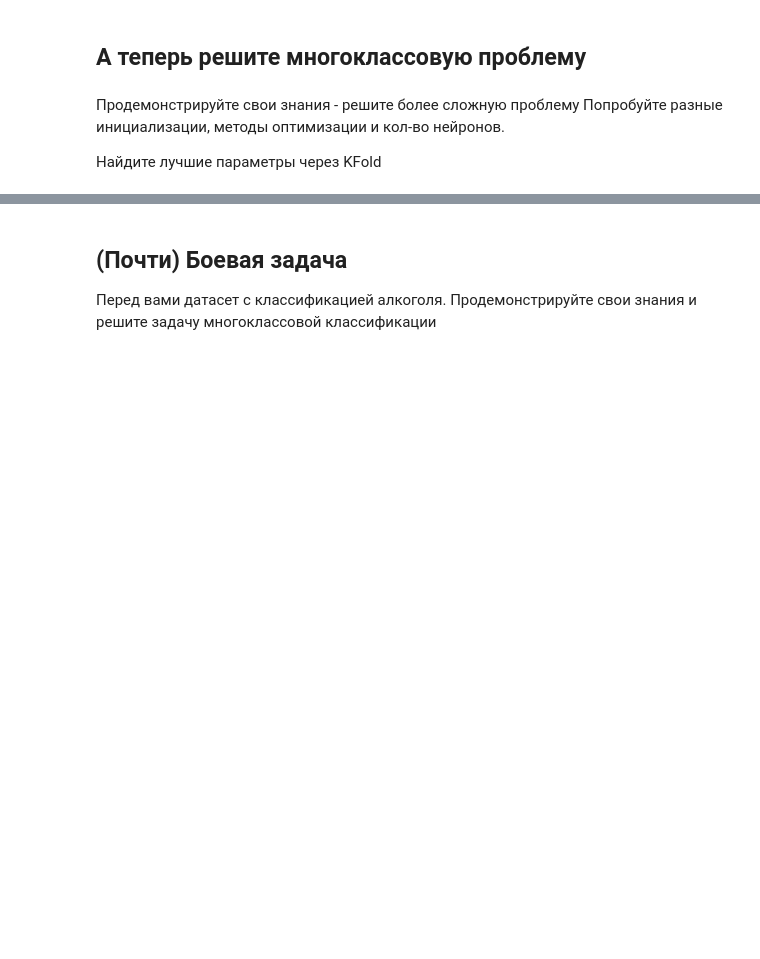
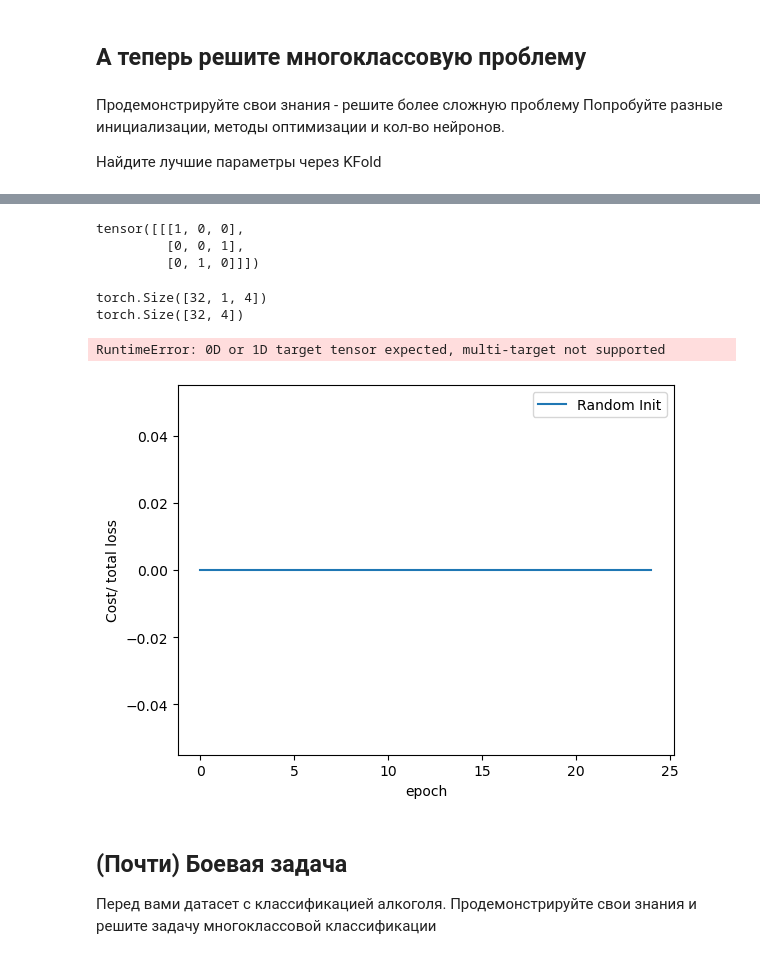
Before and after one commit to diemvs/hse_hw, a Jupyter notebook: dl/homework_01.ipynb, the cells around one changed output, grey strips where cells are left out. Saved outputs shown, nothing was run; the diff lists cells and outputs as text; code cells hidden in the pictures; blank space fills up the shorter version.

```diff
--- a/dl/homework_01.ipynb
+++ b/dl/homework_01.ipynb
@@ -376,17 +372,0 @@ plt.show()
-# %%
-class AdvancedModel(nn.Module):
-    def __init__(self,):
-        super(AdvancedModel, self).__init__()
-
-        ### YOUR CODE HERE
-
-        ### END CODE
-
-    def forward(x):
-        ### YOUR CODE HERE
-        pass
-        ### END CODE
-# %%
-def train_model(model, optim, loss,
-               <your code here>):
-    raise NotImplementedError
@@ -392,0 +411,9 @@ def train_model(model, optim, loss,
+# %%
+# one hot example
+labels=torch.Tensor([[0, 2, 1]]).long()
+n_classes=3
+torch.nn.functional.one_hot(labels, n_classes)
+# %% [output]
+tensor([[[1, 0, 0],
+         [0, 0, 1],
+         [0, 1, 0]]])
@@ -393,3 +507,34 @@ def train_model(model, optim, loss,
+# %%
+advanced_model = AdvancedModel()
+
+if torch.cuda.is_available():
+    advanced_model = advanced_model.cuda()
+
+opt = optim.SGD(advanced_model.parameters(), lr = 0.01)
+
+lh, ph = train_model(
+    model=advanced_model,
+    optim=opt,
+    loss_fn=nn.CrossEntropyLoss(),
+    n_epochs=1000,
+    batch_size=32,
+    X_train=train[:,:2],
+    y_train=train[:, 2],
+    X_val=valid[:, :2],
+    y_val=valid[:, 2]
+)
+# %% [output]
+torch.Size([32, 1, 4])
+torch.Size([32, 4])
+RuntimeError: 0D or 1D target tensor expected, multi-target not supported
+# %%
+plt.plot(lh, label = "Random Init")
+plt.xlabel('epoch')
+plt.ylabel('Cost/ total loss')
+plt.legend()
+plt.show()
+# %% [output]
+[figure, added]
 # %% [markdown]
 ## (Почти) Боевая задача
 
```
Also changed, not shown: parts of 6 cells of this notebook.
